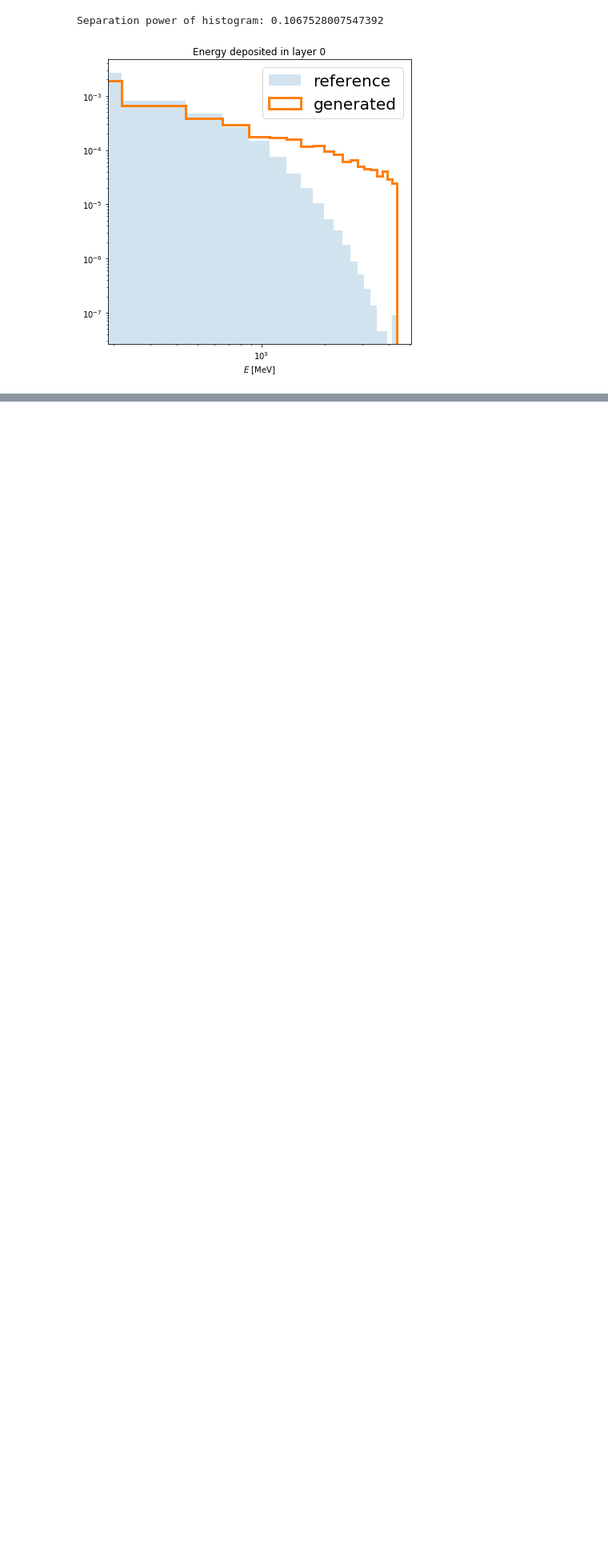
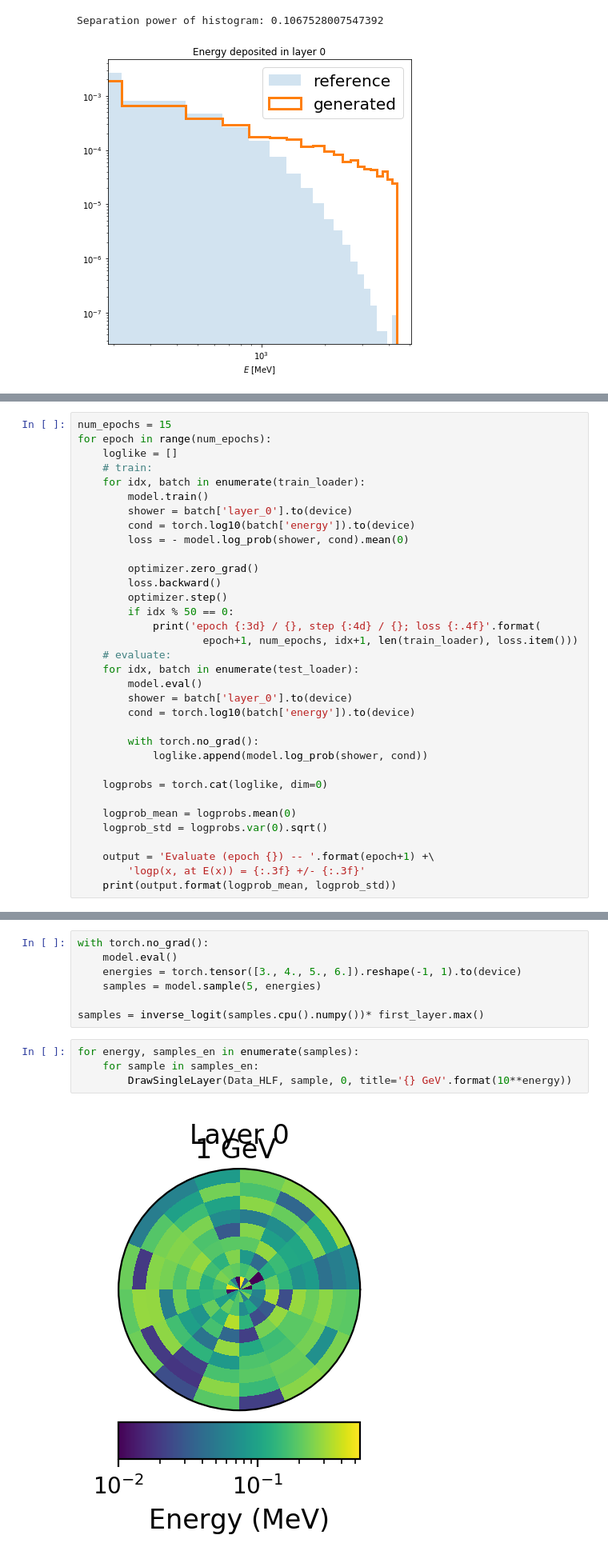
Before and after one commit to claudius-krause/inductive-caloflow, a Jupyter notebook: first_try.ipynb, the cells around one changed output, grey strips where cells are left out. Shown at 80% size. Cells and saved outputs as stored; diff of their text form; blank space fills up the shorter version.

```diff
--- a/first_try.ipynb
+++ b/first_try.ipynb
@@ -283,0 +424,34 @@ Separation power of histogram: 0.1067528007547392
+# %%
+num_epochs = 15
+for epoch in range(num_epochs):
+    loglike = []
+    # train:
+    for idx, batch in enumerate(train_loader):
+        model.train()
+        shower = batch['layer_0'].to(device)
+        cond = torch.log10(batch['energy']).to(device)
+        loss = - model.log_prob(shower, cond).mean(0)
+
+        optimizer.zero_grad()
+        loss.backward()
+        optimizer.step()
+        if idx % 50 == 0:
+            print('epoch {:3d} / {}, step {:4d} / {}; loss {:.4f}'.format(
+                    epoch+1, num_epochs, idx+1, len(train_loader), loss.item()))
+    # evaluate:
+    for idx, batch in enumerate(test_loader):
+        model.eval()
+        shower = batch['layer_0'].to(device)
+        cond = torch.log10(batch['energy']).to(device)
+
+        with torch.no_grad():
+            loglike.append(model.log_prob(shower, cond))
+
+    logprobs = torch.cat(loglike, dim=0)
+
+    logprob_mean = logprobs.mean(0)
+    logprob_std = logprobs.var(0).sqrt()
+
+    output = 'Evaluate (epoch {}) -- '.format(epoch+1) +\
+        'logp(x, at E(x)) = {:.3f} +/- {:.3f}'
+    print(output.format(logprob_mean, logprob_std))
@@ -283,0 +476,13 @@ Separation power of histogram: 0.1067528007547392
+# %%
+with torch.no_grad():
+    model.eval()
+    energies = torch.tensor([3., 4., 5., 6.]).reshape(-1, 1).to(device)
+    samples = model.sample(5, energies)
+
+samples = inverse_logit(samples.cpu().numpy())* first_layer.max()
+# %%
+for energy, samples_en in enumerate(samples):
+    for sample in samples_en:
+        DrawSingleLayer(Data_HLF, sample, 0, title='{} GeV'.format(10**energy))
+# %% [output]
+[figure, added]
```
Also changed, not shown: parts of 10 cells of this notebook.
